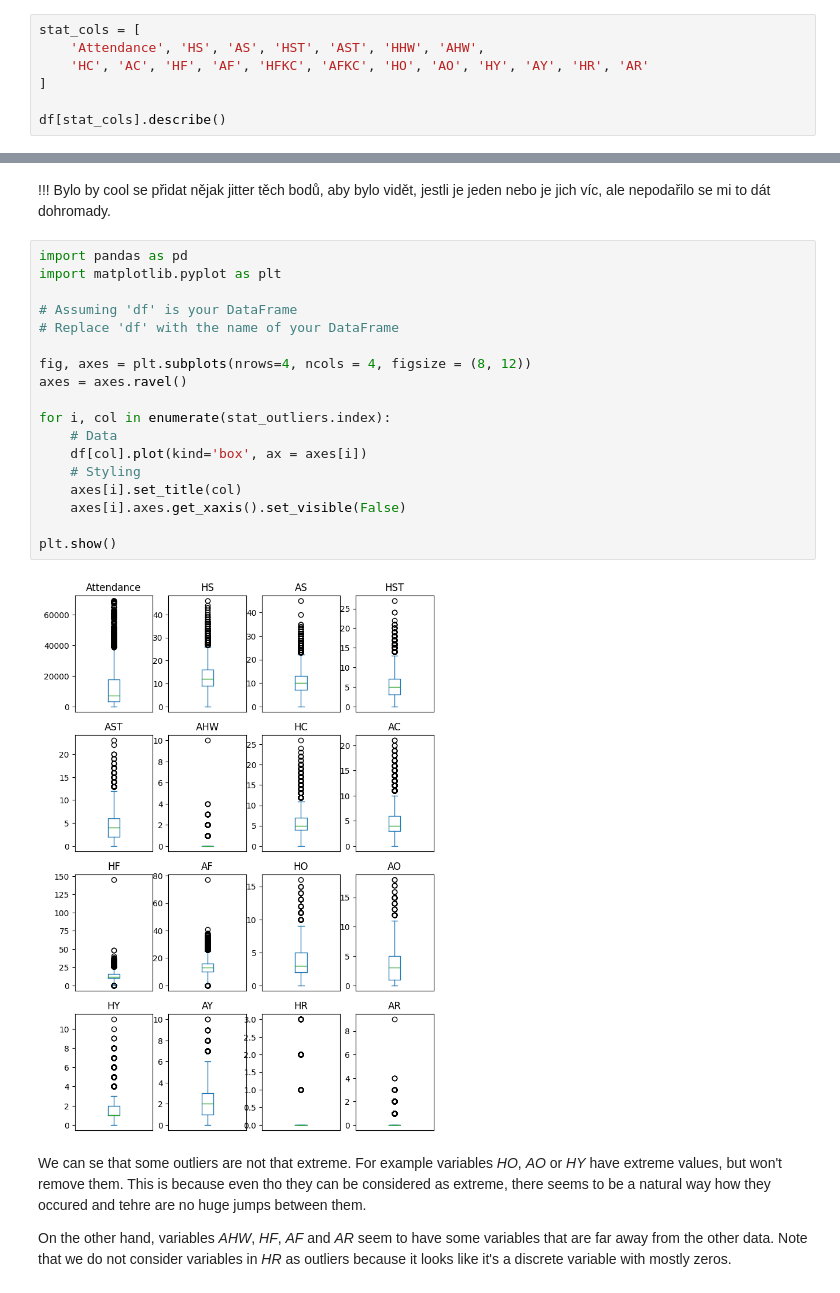
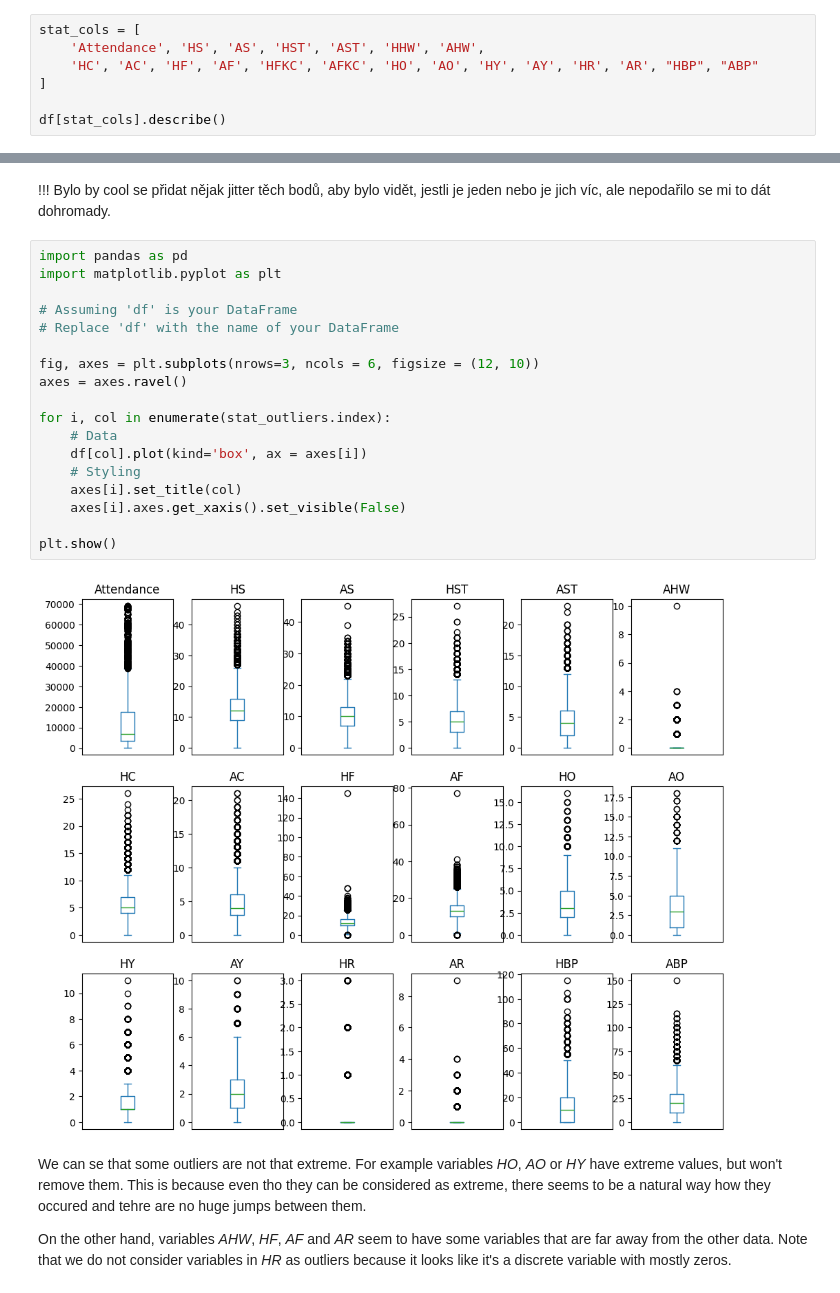
Before and after one commit to balooooooooo/machine-learning-2-coursework, a Jupyter notebook: preprocessing.ipynb, the cells around one changed output, grey strips where cells are left out. Saved outputs shown, nothing was run; the diff lists cells and outputs as text.

```diff
--- a/preprocessing.ipynb
+++ b/preprocessing.ipynb
@@ -137,7 +147,7 @@ First step is to look at simple descriptive statistics.
 # %%
 stat_cols = [
     'Attendance', 'HS', 'AS', 'HST', 'AST', 'HHW', 'AHW',
-    'HC', 'AC', 'HF', 'AF', 'HFKC', 'AFKC', 'HO', 'AO', 'HY', 'AY', 'HR', 'AR'
+    'HC', 'AC', 'HF', 'AF', 'HFKC', 'AFKC', 'HO', 'AO', 'HY', 'AY', 'HR', 'AR', "HBP", "ABP"
 ]
 
 df[stat_cols].describe()
@@ -190,23 +205,23 @@ Bylo by cool se přidat nějak jitter těch bodů, aby bylo vidět, jestli je je
 # %%
 import pandas as pd
 import matplotlib.pyplot as plt
 
 # Assuming 'df' is your DataFrame
 # Replace 'df' with the name of your DataFrame
 
-fig, axes = plt.subplots(nrows=4, ncols = 4, figsize = (8, 12))
+fig, axes = plt.subplots(nrows=3, ncols = 6, figsize = (12, 10))
 axes = axes.ravel()
 
 for i, col in enumerate(stat_outliers.index):
     # Data
     df[col].plot(kind='box', ax = axes[i])
     # Styling
     axes[i].set_title(col)
     axes[i].axes.get_xaxis().set_visible(False)
 
 plt.show()
 # %% [output]
-[figure, old version]
+[figure, new version]
 # %% [markdown]
 We can se that some outliers are not that extreme. For example variables *HO*, *AO* or *HY* have extreme values, but won't remove them. This is because even tho they can be considered as extreme, there seems to be a natural way how they occured and tehre are no huge jumps between them.
 
```
Also changed, not shown: parts of 9 cells of this notebook.
